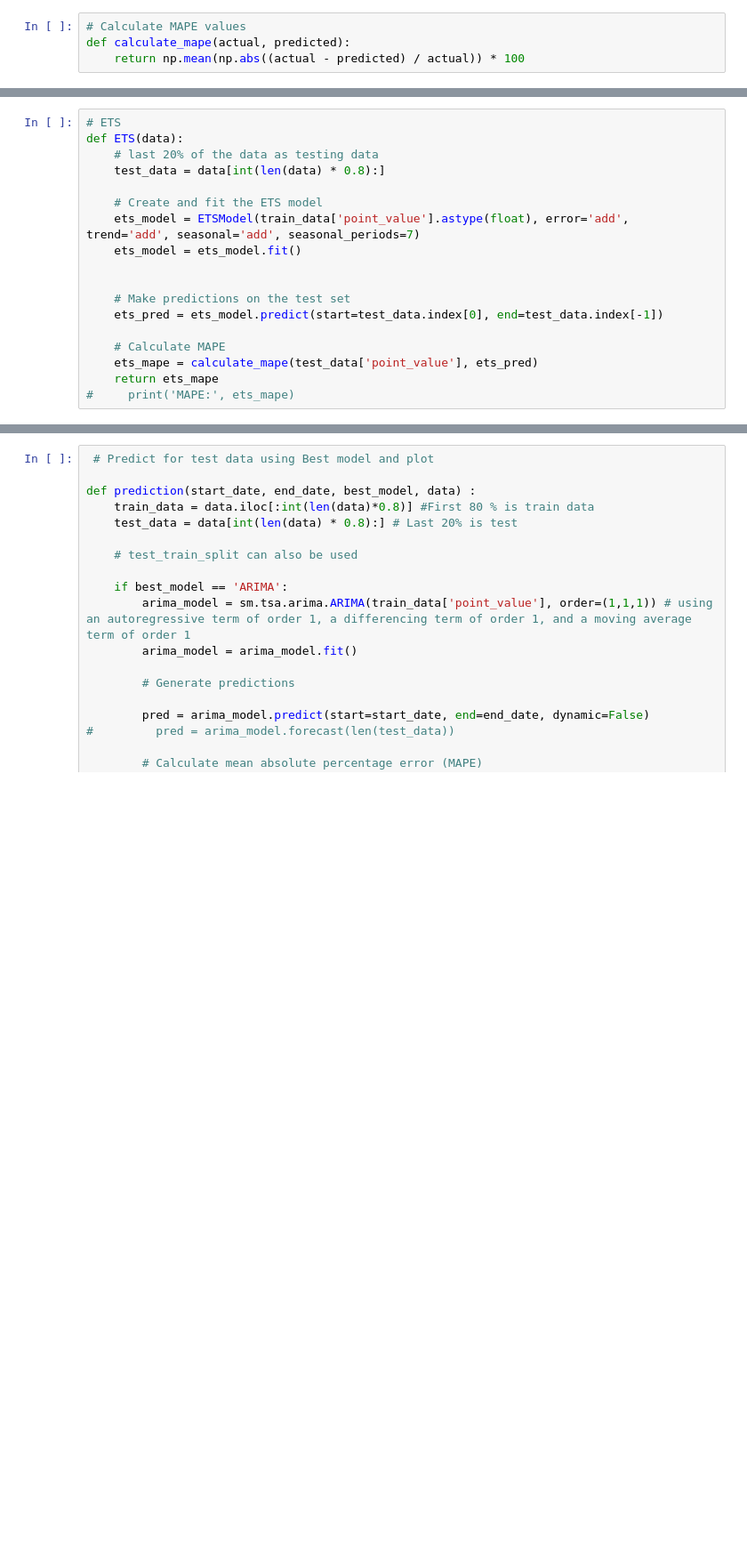
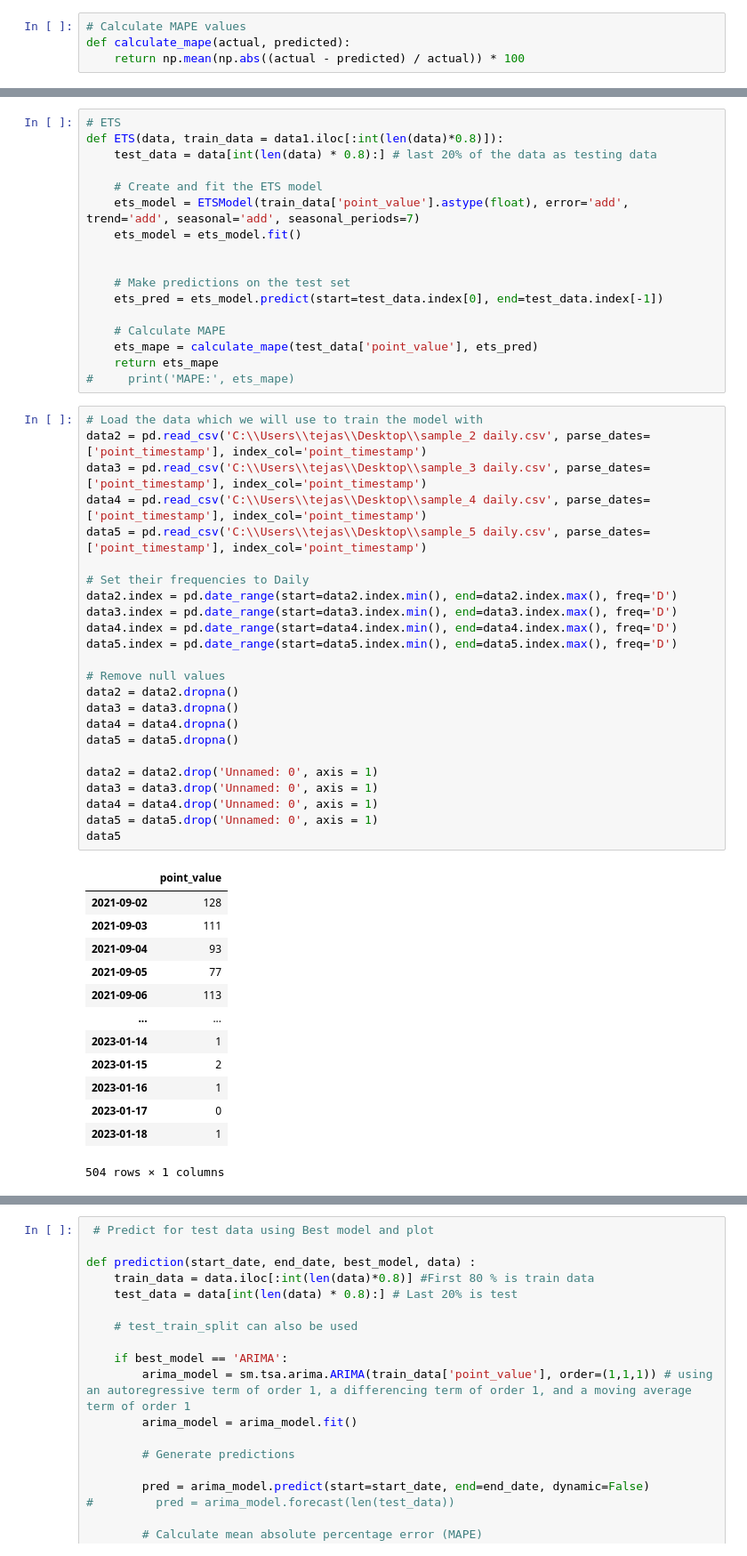
Before and after one commit to Artemis1702/DataGenie-Hackathon, a Jupyter notebook: DataGenie_HaCK.ipynb, the cells around one changed output, grey strips where cells are left out. Shown: that part at 89% size. Drawn from its saved outputs; the diff is of its cells as text; blank space fills up the shorter version.

```diff
--- a/DataGenie_HaCK.ipynb
+++ b/DataGenie_HaCK.ipynb
@@ -83,9 +80,8 @@ def XGBoost(data):
 #     print('MAPE:', xgb_mape)
 # %%
 # ETS
-def ETS(data):
-    # last 20% of the data as testing data
-    test_data = data[int(len(data) * 0.8):]
+def ETS(data, train_data = data1.iloc[:int(len(data)*0.8)]):
+    test_data = data[int(len(data) * 0.8):] # last 20% of the data as testing data
 
     # Create and fit the ETS model
     ets_model = ETSModel(train_data['point_value'].astype(float), error='add', trend='add', seasonal='add', seasonal_periods=7)
@@ -99,3 +95,41 @@ def ETS(data):
     ets_mape = calculate_mape(test_data['point_value'], ets_pred)
     return ets_mape
 #     print('MAPE:', ets_mape)
+# %%
+# Load the data which we will use to train the model with
+data2 = pd.read_csv('C:\\Users\\tejas\\Desktop\\sample_2 daily.csv', parse_dates=['point_timestamp'], index_col='point_timestamp')
+data3 = pd.read_csv('C:\\Users\\tejas\\Desktop\\sample_3 daily.csv', parse_dates=['point_timestamp'], index_col='point_timestamp')
+data4 = pd.read_csv('C:\\Users\\tejas\\Desktop\\sample_4 daily.csv', parse_dates=['point_timestamp'], index_col='point_timestamp')
+data5 = pd.read_csv('C:\\Users\\tejas\\Desktop\\sample_5 daily.csv', parse_dates=['point_timestamp'], index_col='point_timestamp')
+
+# Set their frequencies to Daily
+data2.index = pd.date_range(start=data2.index.min(), end=data2.index.max(), freq='D')
+data3.index = pd.date_range(start=data3.index.min(), end=data3.index.max(), freq='D')
+data4.index = pd.date_range(start=data4.index.min(), end=data4.index.max(), freq='D')
+data5.index = pd.date_range(start=data5.index.min(), end=data5.index.max(), freq='D')
+
+# Remove null values
+data2 = data2.dropna()
+data3 = data3.dropna()
+data4 = data4.dropna()
+data5 = data5.dropna()
+
+data2 = data2.drop('Unnamed: 0', axis = 1)
+data3 = data3.drop('Unnamed: 0', axis = 1)
+data4 = data4.drop('Unnamed: 0', axis = 1)
+data5 = data5.drop('Unnamed: 0', axis = 1)
+data5
+# %% [output]
+|  | point_value |
+| 2021-09-02 | 128 |
+| 2021-09-03 | 111 |
+| 2021-09-04 | 93 |
+| 2021-09-05 | 77 |
+| 2021-09-06 | 113 |
+| ... | ... |
+| 2023-01-14 | 1 |
+| 2023-01-15 | 2 |
+| 2023-01-16 | 1 |
+| 2023-01-17 | 0 |
+| 2023-01-18 | 1 |
+504 rows × 1 columns
```
Also changed, not shown: parts of 14 cells of this notebook, 1 other file.
